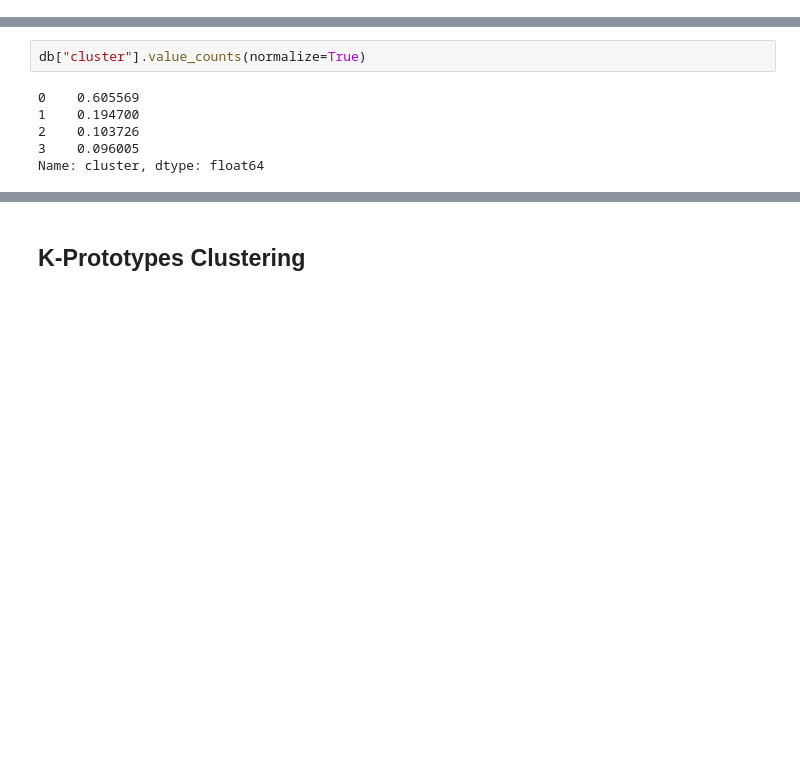
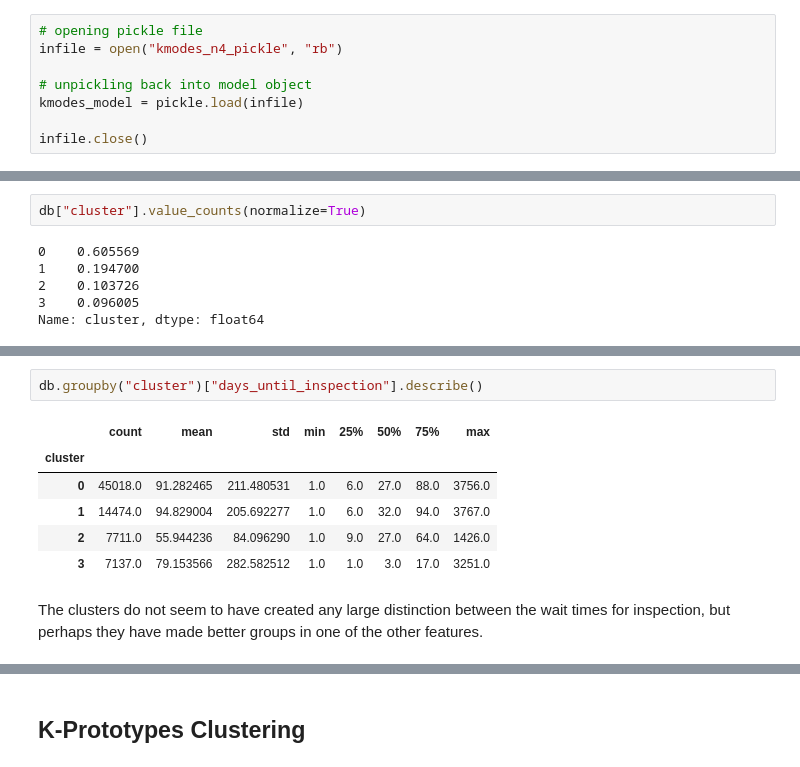
Before and after one commit to Shaddyjr/dob_complaints, a Jupyter notebook: jeremy/clustering.ipynb, the cells around one changed output, grey strips where cells are left out. Cells and saved outputs as stored; diff of their text form; blank space fills up the shorter version.

```diff
--- a/jeremy/clustering.ipynb
+++ b/jeremy/clustering.ipynb
@@ -142,3 +156,11 @@ kmodes_model = kmodes.fit(X.drop(columns=drop_cols))
+# %%
+# opening pickle file
+infile = open("kmodes_n4_pickle", "rb")
+
+# unpickling back into model object
+kmodes_model = pickle.load(infile)
+
+infile.close()
 # %%
 kmodes_model.cluster_centroids_
 # %% [output]
@@ -171,0 +193,11 @@ Name: cluster, dtype: float64
+# %%
+db.groupby("cluster")["days_until_inspection"].describe()
+# %% [output]
+|  | count | mean | std | min | 25% | 50% | 75% | max |
+| cluster |  |  |  |  |  |  |  |  |
+| 0 | 45018.0 | 91.282465 | 211.480531 | 1.0 | 6.0 | 27.0 | 88.0 | 3756.0 |
+| 1 | 14474.0 | 94.829004 | 205.692277 | 1.0 | 6.0 | 32.0 | 94.0 | 3767.0 |
+| 2 | 7711.0 | 55.944236 | 84.096290 | 1.0 | 9.0 | 27.0 | 64.0 | 1426.0 |
+| 3 | 7137.0 | 79.153566 | 282.582512 | 1.0 | 1.0 | 3.0 | 17.0 | 3251.0 |
+# %% [markdown]
+The clusters do not seem to have created any large distinction between the wait times for inspection, but perhaps they have made better groups in one of the other features.
```
Also changed, not shown: parts of 20 cells of this notebook.
